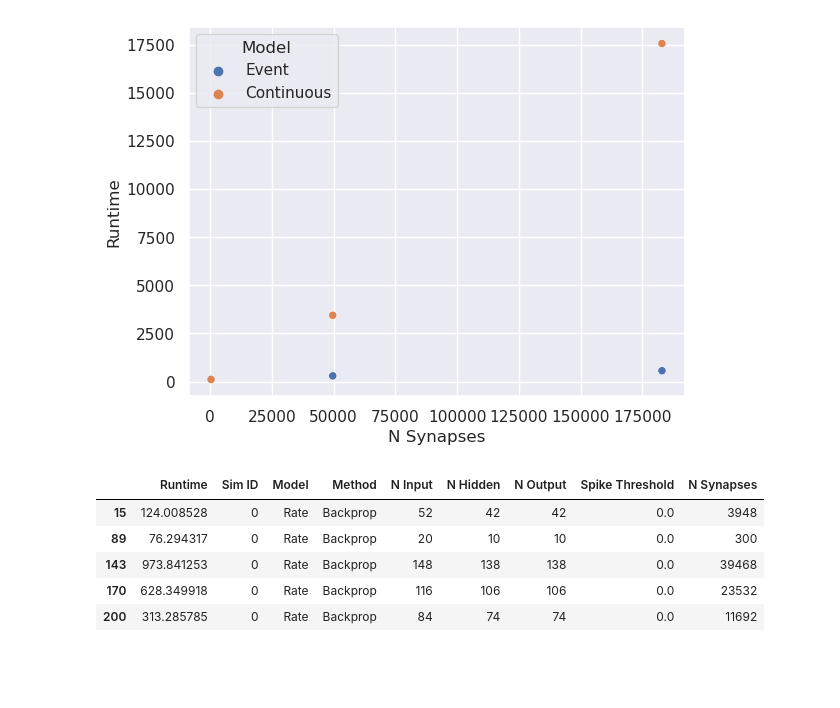
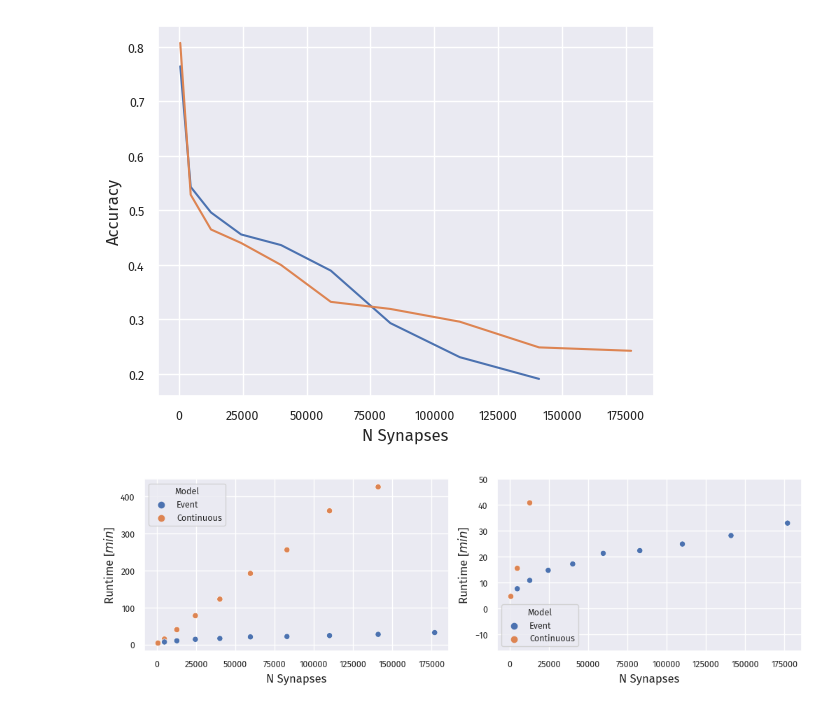
Before and after one commit to FabianSchubert/microcircuit_network, a Jupyter notebook: mc/analysis_notebooks/Randman_Analysis.ipynb, the cells around one changed output. Drawn from its saved outputs; the diff is of its cells as text; code cells hidden in the pictures; blank space fills up the shorter version.

```diff
--- a/mc/analysis_notebooks/Randman_Analysis.ipynb
+++ b/mc/analysis_notebooks/Randman_Analysis.ipynb
@@ -76,23 +78,0 @@ fig, ax = plt.subplots(1, 2, figsize=(10, 5))
-# %%
-fig, ax = plt.subplots(1,1)
-
-sns.scatterplot(df_runtime[(df_runtime["Method"]=="Feedback Align") & (df_runtime["Event Threshold"] <= 1e-5)],
-                x="N Synapses", y="Runtime",
-                hue="Model", ax=ax)
-
-#ax.set_ylim(top=1000)
-#ax.set_xlim(right=50000)
-#ax.set_yscale("log")
-
-plt.show()
-# %% [output]
-[figure, removed]
-# %%
-df_runtime[(df_runtime["Method"]=="Backprop") & (df_runtime["Spike Threshold"] <= 1e-5) & (df_runtime["Model"]=="Rate")]3
-# %% [output]
-|  | Runtime | Sim ID | Model | Method | N Input | N Hidden | N Output | Spike Threshold | N Synapses |
-| 15 | 124.008528 | 0 | Rate | Backprop | 52 | 42 | 42 | 0.0 | 3948 |
-| 89 | 76.294317 | 0 | Rate | Backprop | 20 | 10 | 10 | 0.0 | 300 |
-| 143 | 973.841253 | 0 | Rate | Backprop | 148 | 138 | 138 | 0.0 | 39468 |
-| 170 | 628.349918 | 0 | Rate | Backprop | 116 | 106 | 106 | 0.0 | 23532 |
-| 200 | 313.285785 | 0 | Rate | Backprop | 84 | 74 | 74 | 0.0 | 11692 |
@@ -116,0 +79,40 @@ plt.show()
+# %%
+sns.lineplot(df_learn[(df_learn["Model"] == "Continuous") & (df_learn["Method"] == "Backprop")
+                                             & (df_learn["Epoch"] == df_learn["Epoch"].max())],
+            x="N Synapses", y="Accuracy")
+
+sns.lineplot(df_learn[(df_learn["Model"] == "Event") & (df_learn["Method"] == "Backprop")
+                                             & (df_learn["Epoch"] == df_learn["Epoch"].max())
+                     & (df_learn["Event Threshold"] <= 1e-5)],
+            x="N Synapses", y="Accuracy")
+
+plt.show()
+# %% [output]
+[figure, added]
+# %%
+df_rt_fb_algn_th_small = df_runtime[((df_runtime["Event Threshold"] == th[0])
+                                   | (df_runtime["Event Threshold"] == 0.))
+                                  & (df_runtime["Method"] == "Feedback Align")]
+
+df_rt_fb_algn_th_med = df_runtime[((df_runtime["Event Threshold"] == th[4])
+                                   | (df_runtime["Event Threshold"] == 0.))
+                                  & (df_runtime["Method"] == "Feedback Align")]
+
+df_rt_fb_algn_th_large = df_runtime[((df_runtime["Event Threshold"] == th[9])
+                                   | (df_runtime["Event Threshold"] == 0.))
+                                  & (df_runtime["Method"] == "Feedback Align")]
+
+fig, ax = plt.subplots(1, 2, figsize=(10, 3))
+
+sns.scatterplot(data=df_rt_fb_algn_th_small, x="N Synapses", y="Runtime [$min$]", hue="Model", ax=ax[0])
+
+sns.scatterplot(data=df_rt_fb_algn_th_small, x="N Synapses", y="Runtime [$min$]", hue="Model", ax=ax[1])
+ax[1].set_ylim(top=50)
+
+fig.tight_layout(pad=0.1, w_pad=1.0)
+
+fig.savefig("randman_sweep_runtime_fb_algn_comp.pdf")
+
+plt.show()
+# %% [output]
+[figure, added]
```
Also changed, not shown: parts of 9 cells of this notebook, 6 other files.
